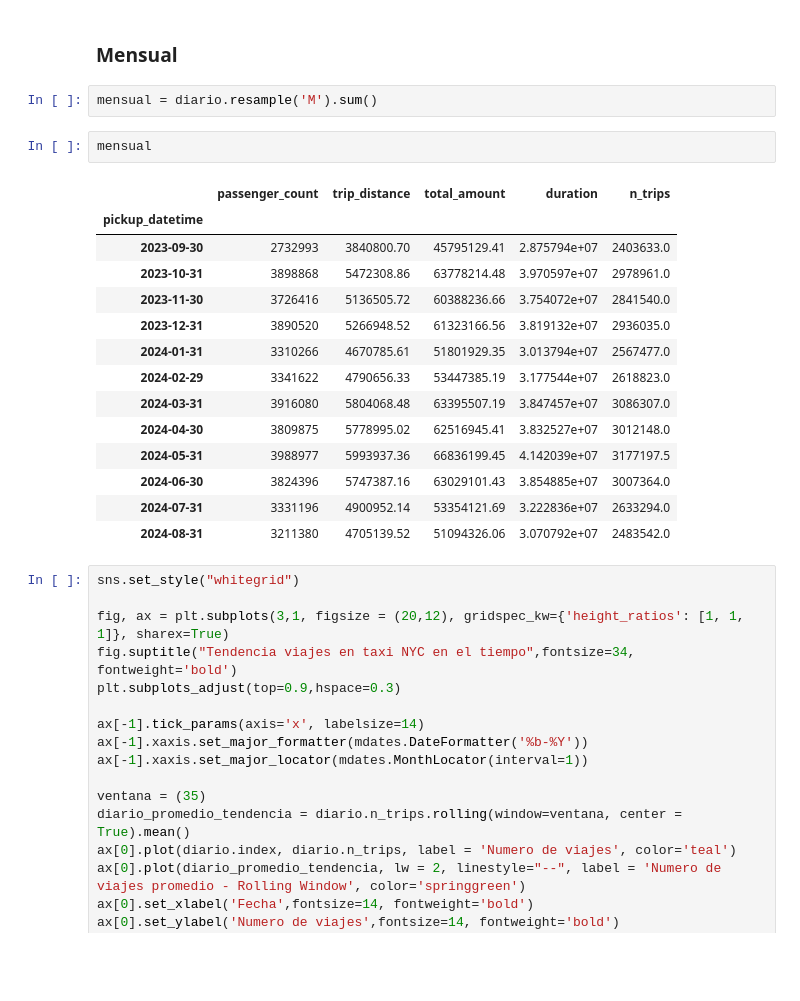
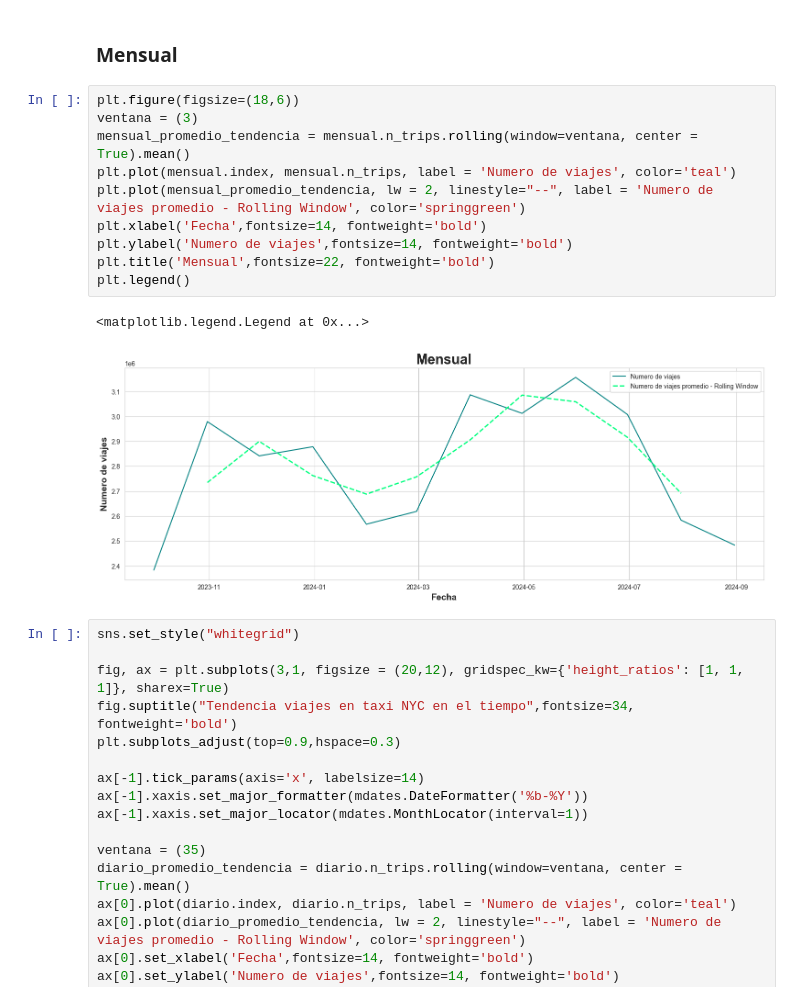
Before and after one commit to Rizo12G/Proyecto_final_henry, a Jupyter notebook: ML/Analisis_preliminar_ML.ipynb, the cells around one changed output. Cells and saved outputs as stored; diff of their text form; blank space fills up the shorter version.

```diff
--- a/ML/Analisis_preliminar_ML.ipynb
+++ b/ML/Analisis_preliminar_ML.ipynb
@@ -425,25 +425,19 @@ semanal
 semanal.drop(semanal[semanal.index >= '2024-08-11'].index,inplace=True)
 # %% [markdown]
 ### Mensual
-# %%
-mensual = diario.resample('M').sum()
-# %%
-mensual
-# %% [output]
-|  | passenger_count | trip_distance | total_amount | duration | n_trips |
-| pickup_datetime |  |  |  |  |  |
-| 2023-09-30 | 2732993 | 3840800.70 | 45795129.41 | 2.875794e+07 | 2403633.0 |
-| 2023-10-31 | 3898868 | 5472308.86 | 63778214.48 | 3.970597e+07 | 2978961.0 |
-| 2023-11-30 | 3726416 | 5136505.72 | 60388236.66 | 3.754072e+07 | 2841540.0 |
-| 2023-12-31 | 3890520 | 5266948.52 | 61323166.56 | 3.819132e+07 | 2936035.0 |
-| 2024-01-31 | 3310266 | 4670785.61 | 51801929.35 | 3.013794e+07 | 2567477.0 |
-| 2024-02-29 | 3341622 | 4790656.33 | 53447385.19 | 3.177544e+07 | 2618823.0 |
-| 2024-03-31 | 3916080 | 5804068.48 | 63395507.19 | 3.847457e+07 | 3086307.0 |
-| 2024-04-30 | 3809875 | 5778995.02 | 62516945.41 | 3.832527e+07 | 3012148.0 |
-| 2024-05-31 | 3988977 | 5993937.36 | 66836199.45 | 4.142039e+07 | 3177197.5 |
-| 2024-06-30 | 3824396 | 5747387.16 | 63029101.43 | 3.854885e+07 | 3007364.0 |
-| 2024-07-31 | 3331196 | 4900952.14 | 53354121.69 | 3.222836e+07 | 2633294.0 |
-| 2024-08-31 | 3211380 | 4705139.52 | 51094326.06 | 3.070792e+07 | 2483542.0 |
+# %%
+plt.figure(figsize=(18,6))
+ventana = (3)
+mensual_promedio_tendencia = mensual.n_trips.rolling(window=ventana, center = True).mean()
+plt.plot(mensual.index, mensual.n_trips, label = 'Numero de viajes', color='teal')
+plt.plot(mensual_promedio_tendencia, lw = 2, linestyle="--", label = 'Numero de viajes promedio - Rolling Window', color='springgreen')
+plt.xlabel('Fecha',fontsize=14, fontweight='bold')
+plt.ylabel('Numero de viajes',fontsize=14, fontweight='bold')
+plt.title('Mensual',fontsize=22, fontweight='bold')
+plt.legend()
+# %% [output]
+<matplotlib.legend.Legend at 0x...>
+[figure, added]
 # %%
 sns.set_style("whitegrid")
 
```
Also changed, not shown: parts of 1 cell of this notebook, 2 other files.
